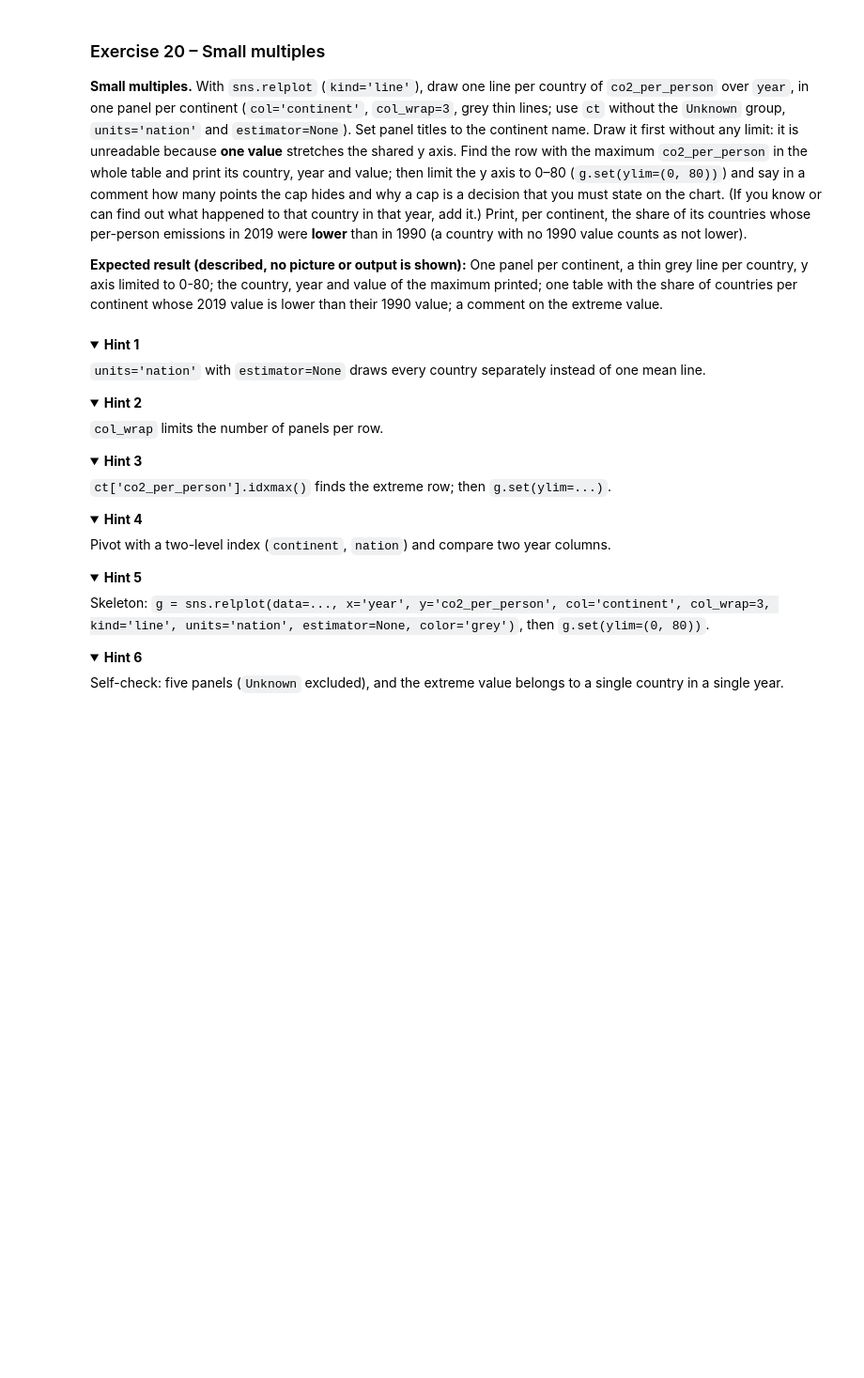
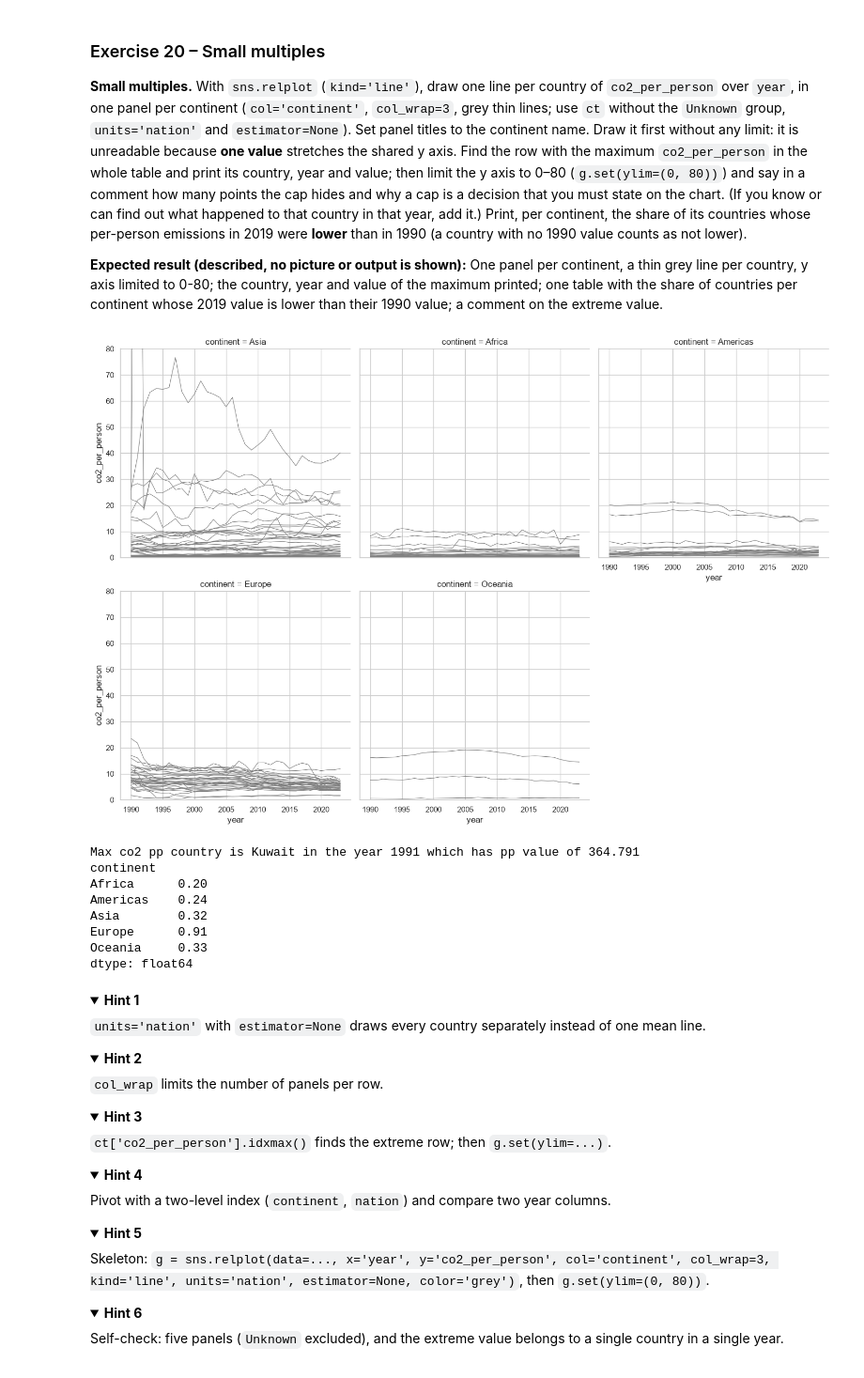
Before and after one commit to OrangeBoop/Lab02, a Jupyter notebook: Lab3/Lab3-Persky Idan 215548512 , Golan Amir 216264333.ipynb, the cells around one changed output. Shown at 94% size. Drawn from its saved outputs; the diff is of its cells as text; code cells hidden in the pictures; folded sections open; blank space fills up the shorter version.

```diff
--- a/Lab3/Lab3-Persky Idan 215548512 , Golan Amir 216264333.ipynb
+++ b/Lab3/Lab3-Persky Idan 215548512 , Golan Amir 216264333.ipynb
@@ -1146,7 +1130,46 @@ Print, per continent, the share of its countries whose per-person emissions in 2
 
 **Expected result (described, no picture or output is shown):** One panel per continent, a thin grey line per country, y axis limited to 0-80; the country, year and value of the maximum printed; one table with the share of countries per continent whose 2019 value is lower than their 1990 value; a comment on the extreme value.
 # %%
-# Write your code here
+ct_no_unknown = ct[ct["continent"] != "Unknown"]
+
+# Plotting
+g = sns.relplot(
+    data=ct_no_unknown,
+    x="year",
+    y="co2_per_person",
+    kind="line",
+    col="continent",
+    col_wrap=3,
+    units='nation',
+    estimator=None,
+    color = "grey",
+    linewidth = 0.8
+    )
+g.set(ylim=(0, 80)) # Only one point is hidden since its the one that causes the stretch, without setting a cap the graph would be stretched and no line would be distniguishable
+plt.show()
+
+# Finding max co2 pp
+max_co2 = ct.nlargest(1, columns="co2_per_person").reset_index(drop=True) # Kuwait
+print(f"Max co2 pp country is {max_co2.loc[0, "nation"]} in the year {max_co2.loc[0, "year"]} which has pp value of {max_co2.loc[0, "co2_per_person"]}")
+
+# Printing the share of countries with co2 pp in 2019 lower than 1990
+piv = ct_no_unknown.pivot_table(
+    index=["continent", "nation"],
+    columns="year",
+    values="co2_per_person",
+)
+lower_share = (piv[2019] < piv[1990]).groupby("continent").mean().round(2)
+print(lower_share)
+# %% [output]
+[figure, added]
+Max co2 pp country is Kuwait in the year 1991 which has pp value of 364.791
+continent
+Africa      0.20
+Americas    0.24
+Asia        0.32
+Europe      0.91
+Oceania     0.33
+dtype: float64
 # %% [markdown]
 <details><summary><b>Hint 1</b></summary>
 
```
Also changed, not shown: parts of 3 cells of this notebook.
